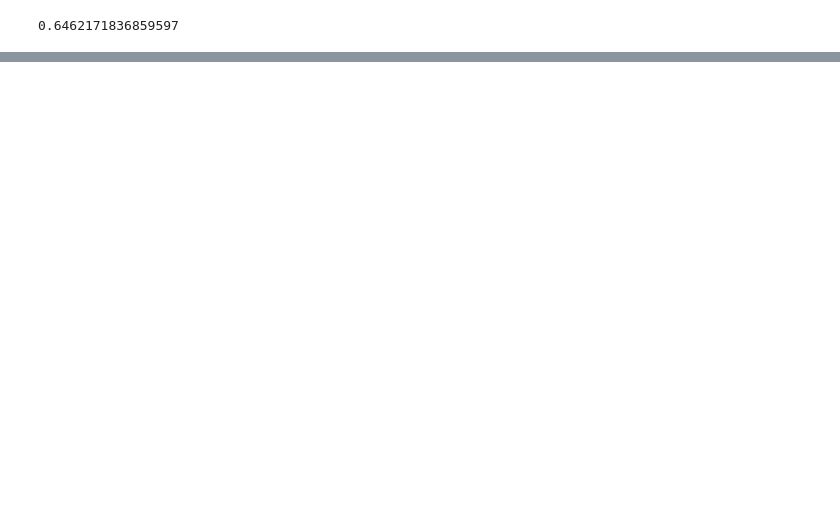
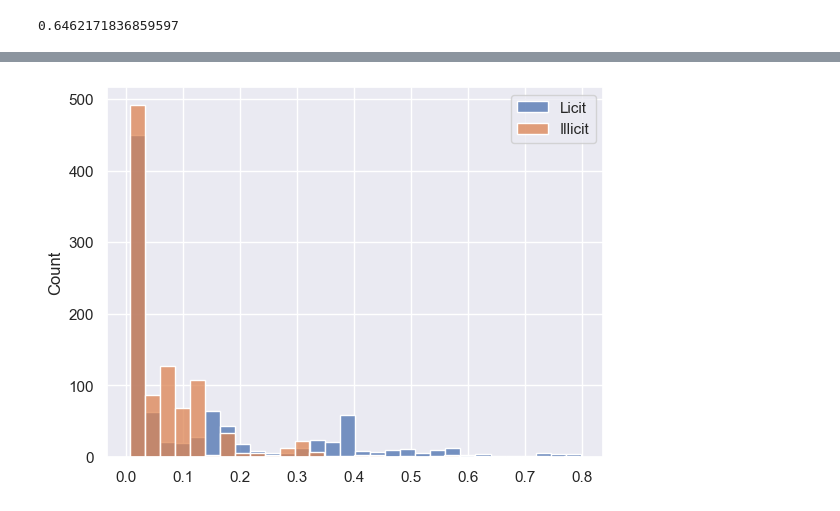
Before and after one commit to egortrussov/btc-fraud-detection, a Jupyter notebook: anomaly/autoencoders.ipynb, the cells around one changed output, grey strips where cells are left out. Drawn from its saved outputs; the diff is of its cells as text; code cells hidden in the pictures; blank space fills up the shorter version.

```diff
--- a/anomaly/autoencoders.ipynb
+++ b/anomaly/autoencoders.ipynb
@@ -565,0 +599,10 @@ pred 0  2489    179593
+# %%
+autoencoder = BTCAddressAutoencoder(input_dim=53)
+train_autoencoder(
+    autoencoder,
+    train_loader=train_loader,
+    val_loader=val_loader,
+    device="cpu",
+    lr=0.00001,
+    num_epochs=50
+)
@@ -565,0 +612,10 @@ pred 0  2489    179593
+# %%
+_ = get_licit_illicit_recon_errors(
+    autoencoder,
+    test_data[test_labels == 2],
+    test_data[test_labels == 1],
+    cnt=1000,
+    plot=True,
+)
+# %% [output]
+[figure, added]
```
Also changed, not shown: parts of 19 cells of this notebook, 7 other files.
